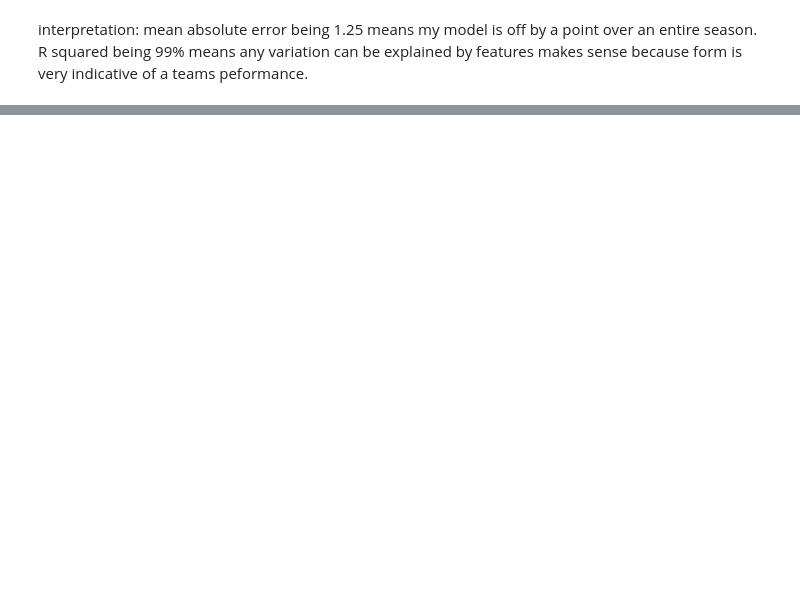
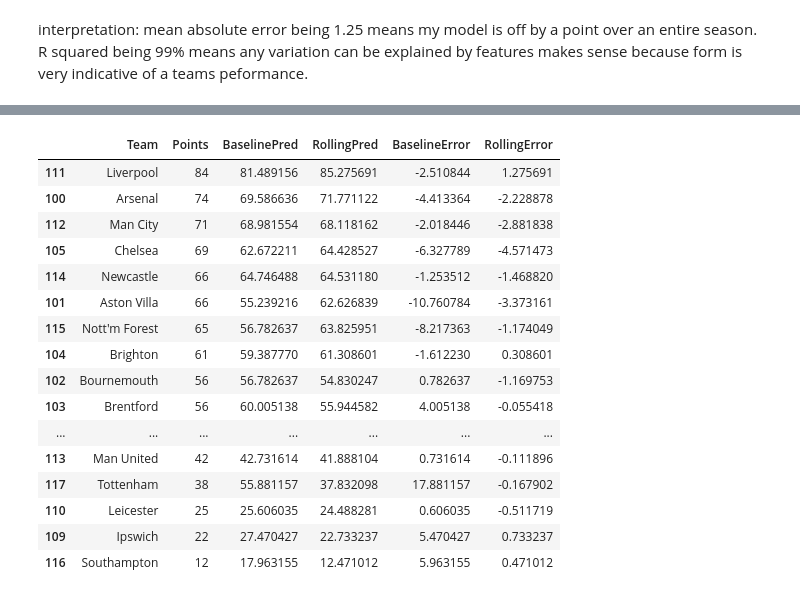
Before and after one commit to calmo4/prem_ml_2526, a Jupyter notebook: notebooks/01_exploration.ipynb, the cells around one changed output, grey strips where cells are left out. Cells and saved outputs as stored; diff of their text form; code cells hidden in the pictures; blank space fills up the shorter version.

```diff
--- a/notebooks/01_exploration.ipynb
+++ b/notebooks/01_exploration.ipynb
@@ -450,0 +489,21 @@ R squared being 99% means any variation can be explained by features makes sense
+# %%
+rolling_feat = ["GoalsFor", "GoalsAgainst", "AvgPointsLast5", "AvgGFLast5", "AvgGALast5"]
+
+train_roll = model_data[model_data["Season"] != TEST_SEASON]
+test_roll = model_data[model_data["Season"] == TEST_SEASON]
+
+X_train_roll = train_roll[rolling_feat]
+y_train_roll = train_roll["Points"]
+
+X_test_roll = test_roll[rolling_feat]
+y_test_roll = test_roll["Points"]
+# %%
+rolling_model = LinearRegression()
+rolling_model.fit(X_train_roll, y_train_roll)
+
+y_pred_roll = rolling_model.predict(X_test_roll)
+
+mae_roll = mean_absolute_error(y_test_roll, y_pred_roll)
+r2_roll = r2_score(y_test_roll, y_pred_roll)
+
+mae_roll, r2_roll
@@ -450,0 +529,38 @@ R squared being 99% means any variation can be explained by features makes sense
+# %%
+#SidexSide tbl comparison
+comparison = test_roll.copy()
+
+comparison["BaselinePred"] = y_pred_base
+comparison["RollingPred"] = y_pred_roll
+
+comparison["BaselineError"] = comparison["BaselinePred"] - comparison["Points"]
+comparison["RollingError"] = comparison["RollingPred"] - comparison["Points"]
+
+comparison = comparison.sort_values("Points", ascending=False)
+
+comparison[[
+    "Team",
+    "Points",
+    "BaselinePred",
+    "RollingPred",
+    "BaselineError",
+    "RollingError"
+]]
+# %% [output]
+|  | Team | Points | BaselinePred | RollingPred | BaselineError | RollingError |
+| 111 | Liverpool | 84 | 81.489156 | 85.275691 | -2.510844 | 1.275691 |
+| 100 | Arsenal | 74 | 69.586636 | 71.771122 | -4.413364 | -2.228878 |
+| 112 | Man City | 71 | 68.981554 | 68.118162 | -2.018446 | -2.881838 |
+| 105 | Chelsea | 69 | 62.672211 | 64.428527 | -6.327789 | -4.571473 |
+| 114 | Newcastle | 66 | 64.746488 | 64.531180 | -1.253512 | -1.468820 |
+| 101 | Aston Villa | 66 | 55.239216 | 62.626839 | -10.760784 | -3.373161 |
+| 115 | Nott'm Forest | 65 | 56.782637 | 63.825951 | -8.217363 | -1.174049 |
+| 104 | Brighton | 61 | 59.387770 | 61.308601 | -1.612230 | 0.308601 |
+| 102 | Bournemouth | 56 | 56.782637 | 54.830247 | 0.782637 | -1.169753 |
+| 103 | Brentford | 56 | 60.005138 | 55.944582 | 4.005138 | -0.055418 |
+| ... | ... | ... | ... | ... | ... | ... |
+| 113 | Man United | 42 | 42.731614 | 41.888104 | 0.731614 | -0.111896 |
+| 117 | Tottenham | 38 | 55.881157 | 37.832098 | 17.881157 | -0.167902 |
+| 110 | Leicester | 25 | 25.606035 | 24.488281 | 0.606035 | -0.511719 |
+| 109 | Ipswich | 22 | 27.470427 | 22.733237 | 5.470427 | 0.733237 |
+| 116 | Southampton | 12 | 17.963155 | 12.471012 | 5.963155 | 0.471012 |
```
Also changed, not shown: parts of 39 cells of this notebook, 8 other files.
